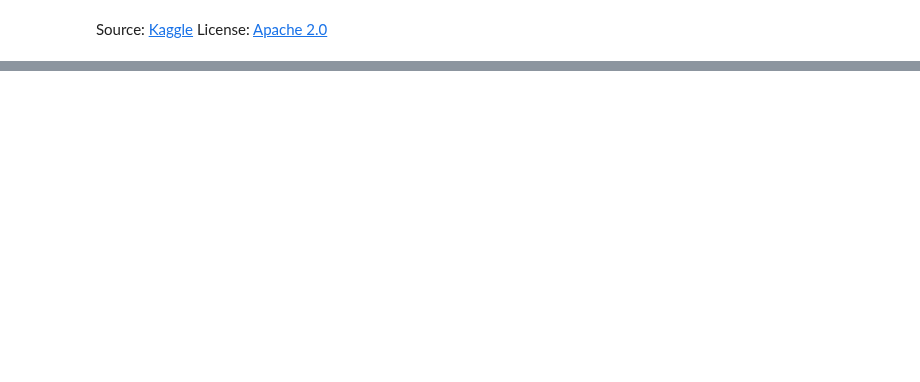
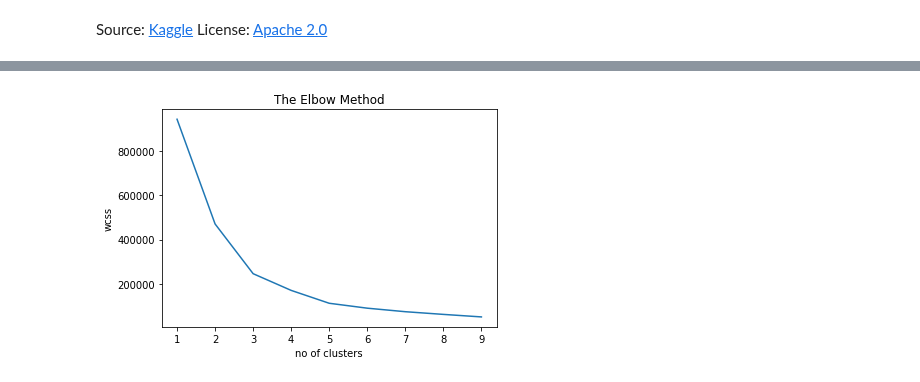
Before and after one commit to 3springs/deep_ml_curriculum, a Jupyter notebook: notebooks/11 Unsupervised/Unsupervised.ipynb, the cells around one changed output, grey strips where cells are left out. Drawn from its saved outputs; the diff is of its cells as text; code cells hidden in the pictures; blank space fills up the shorter version.

Commit message:
clustering

```diff
--- a/notebooks/11 Unsupervised/Unsupervised.ipynb
+++ b/notebooks/11 Unsupervised/Unsupervised.ipynb
@@ -124,0 +472,19 @@ Source: [Kaggle](https://www.kaggle.com/arthurtok/principal-component-analysis-w
+# %%
+from sklearn.cluster import KMeans
+inertia=[]
+# we will say that the number of clusters is 10 (total number of different lithologies)
+### Static code to get max no of clusters
+for i in range(1,10):
+    kmeans = KMeans(n_clusters= i, init='k-means++', random_state=2020)
+    kmeans.fit(final_df[['TNSE 1','TNSE 2']])
+    inertia.append(kmeans.inertia_)
+    #inertia_ is the formula used to segregate the data points into clusters
+
+#Visualizing the ELBOW method to get the optimal value of K
+plt.plot(range(1,10), inertia)
+plt.title('The Elbow Method')
+plt.xlabel('no of clusters')
+plt.ylabel('wcss')
+plt.show()
+# %% [output]
+[figure, added]
```
Also changed, not shown: parts of 42 cells of this notebook.
